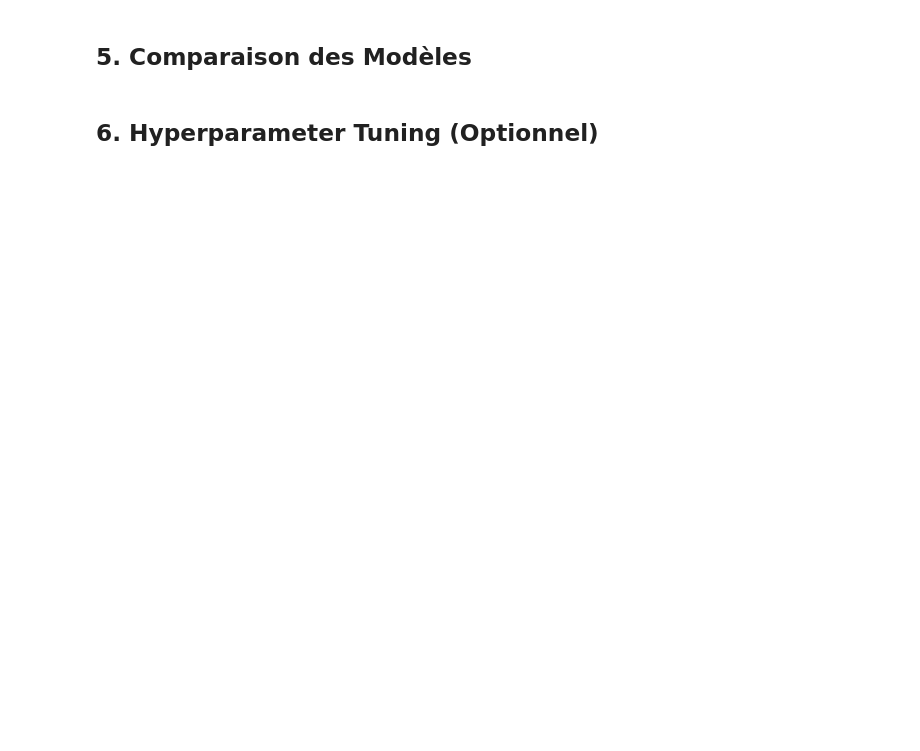
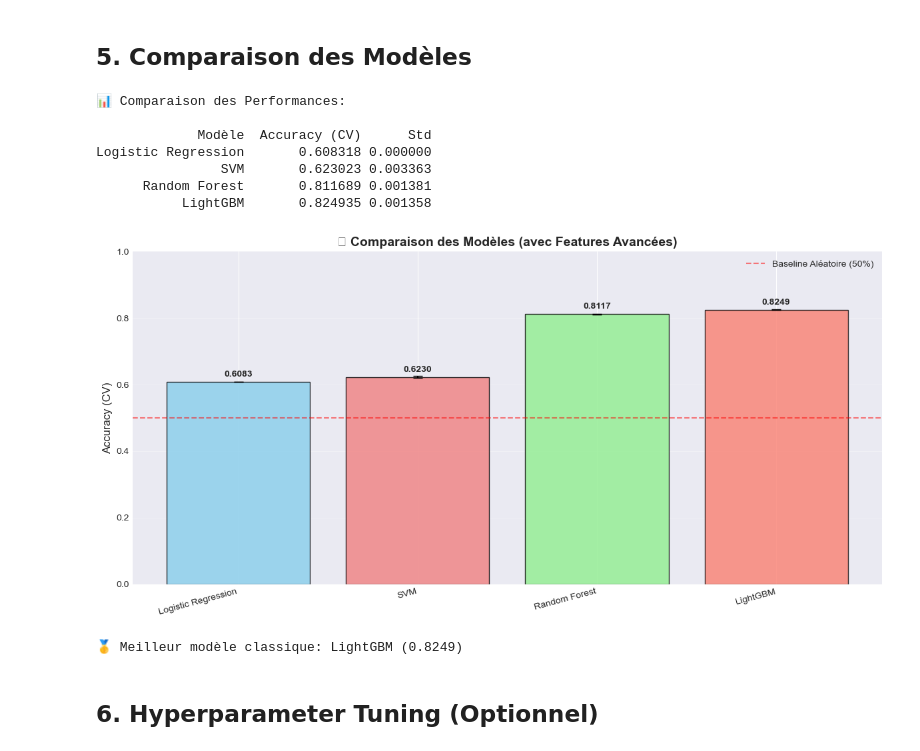
Before and after one commit to fajl88/influencer-or-observer, a Jupyter notebook: notebooks/04_advanced_models.ipynb, the cells around one changed output. Saved outputs shown, nothing was run; the diff lists cells and outputs as text; code cells hidden in the pictures; blank space fills up the shorter version.

```diff
--- a/notebooks/04_advanced_models.ipynb
+++ b/notebooks/04_advanced_models.ipynb
@@ -154,38 +525,64 @@ print("✓ Modèle entraîné")
 # %% [markdown]
 ## 5. Comparaison des Modèles
 # %%
-# Résumé des performances
+# Résumé des performances (utiliser les nouvelles variables)
 results_summary = pd.DataFrame({
-    'Modèle': ['Logistic Regression', 'Random Forest', 'LightGBM'],
+    'Modèle': ['Logistic Regression', 'SVM', 'Random Forest', 'LightGBM'],
     'Accuracy (CV)': [
-        cv_results['mean_score'],
-        cv_results_rf['mean_score'],
-        scores.mean()
+        grid_lr.best_score_,
+        cv_scores_svm.mean(),
+        cv_scores_rf.mean(),
+        cv_scores_lgb.mean()
     ],
     'Std': [
-        cv_results['std_score'],
-        cv_results_rf['std_score'],
-        scores.std()
+        0,  # Grid search ne retourne pas std directement
+        cv_scores_svm.std(),
+        cv_scores_rf.std(),
+        cv_scores_lgb.std()
     ]
 })
 
 print("\n📊 Comparaison des Performances:\n")
 print(results_summary.to_string(index=False))
 
 # Visualisation
-plt.figure(figsize=(10, 6))
+plt.figure(figsize=(12, 6))
 x = range(len(results_summary))
-plt.bar(x, results_summary['Accuracy (CV)'], yerr=results_summary['Std'],
-        color=['skyblue', 'lightgreen', 'salmon'], capsize=5)
-plt.xticks(x, results_summary['Modèle'])
-plt.ylabel('Accuracy (CV)')
-plt.title('Comparaison des Modèles', fontsize=14, fontweight='bold')
+bars = plt.bar(x, results_summary['Accuracy (CV)'],
+               yerr=results_summary['Std'],
+               color=['skyblue', 'lightcoral', 'lightgreen', 'salmon'],
+               capsize=5, alpha=0.8, edgecolor='black')
+
+# Ajouter les valeurs sur les barres
+for i, (bar, acc) in enumerate(zip(bars, results_summary['Accuracy (CV)'])):
+    plt.text(bar.get_x() + bar.get_width()/2, bar.get_height() + 0.01,
+             f'{acc:.4f}', ha='center', va='bottom', fontweight='bold')
+
+plt.xticks(x, results_summary['Modèle'], rotation=15, ha='right')
+plt.ylabel('Accuracy (CV)', fontsize=12)
+plt.title('🏆 Comparaison des Modèles (avec Features Avancées)', fontsize=14, fontweight='bold')
 plt.ylim(0, 1)
-plt.axhline(y=0.5, color='red', linestyle='--', alpha=0.5, label='Baseline (50%)')
-plt.legend()
+plt.axhline(y=0.5, color='red', linestyle='--', alpha=0.5, label='Baseline Aléatoire (50%)')
+plt.legend(fontsize=10)
 plt.grid(axis='y', alpha=0.3)
 plt.tight_layout()
 plt.show()
+
+# Identifier le meilleur modèle classique
+best_idx = results_summary['Accuracy (CV)'].idxmax()
+best_model_name = results_summary.loc[best_idx, 'Modèle']
+best_score = results_summary.loc[best_idx, 'Accuracy (CV)']
+print(f"\n🥇 Meilleur modèle classique: {best_model_name} ({best_score:.4f})")
+# %% [output]
+📊 Comparaison des Performances:
+
+             Modèle  Accuracy (CV)      Std
+Logistic Regression       0.608318 0.000000
+                SVM       0.623023 0.003363
+      Random Forest       0.811689 0.001381
+           LightGBM       0.824935 0.001358
+[figure, added]
+🥇 Meilleur modèle classique: LightGBM (0.8249)
 # %% [markdown]
 ## 6. Hyperparameter Tuning (Optionnel)
 # %%
```
Also changed, not shown: parts of 25 cells of this notebook, 22 other files.
